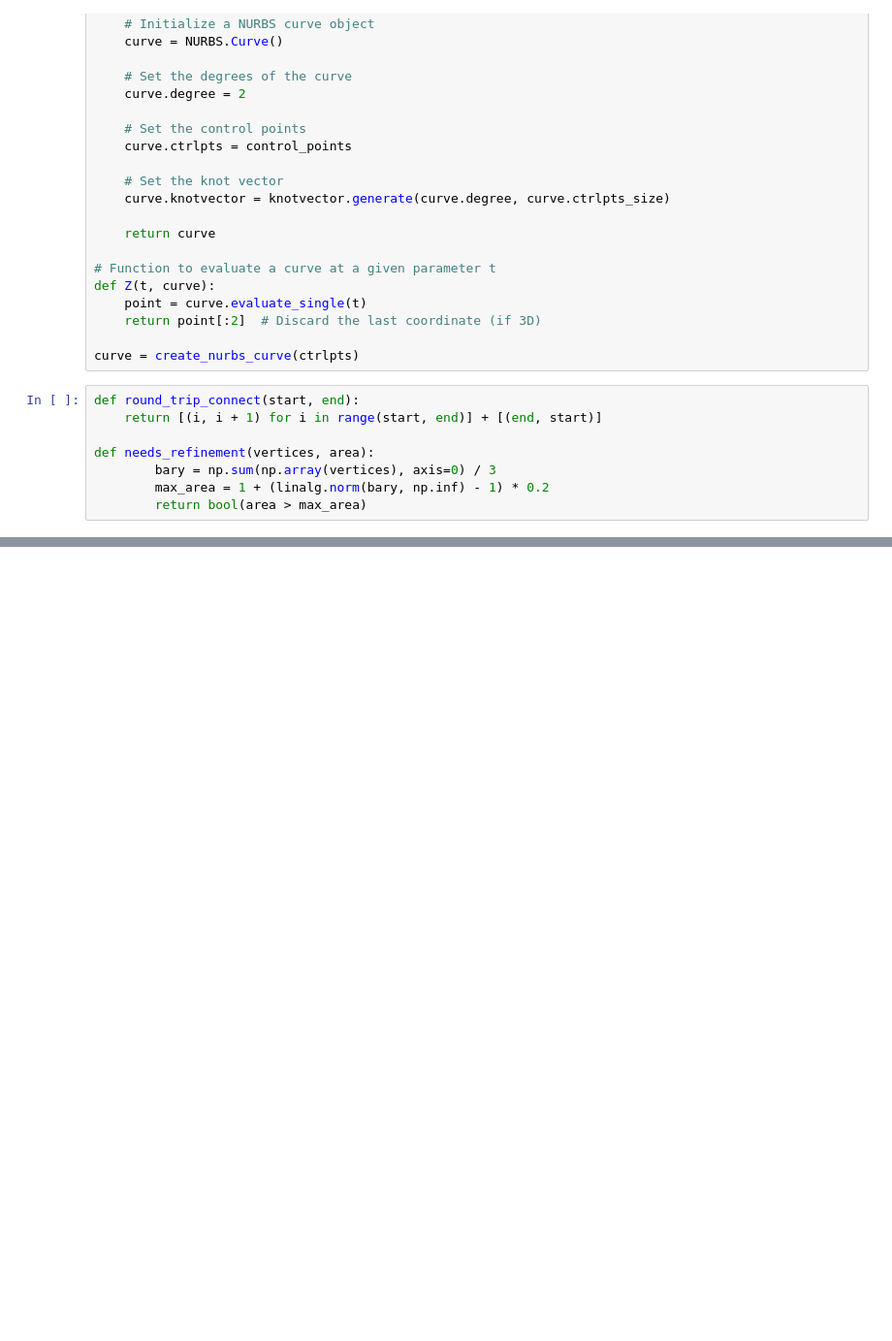
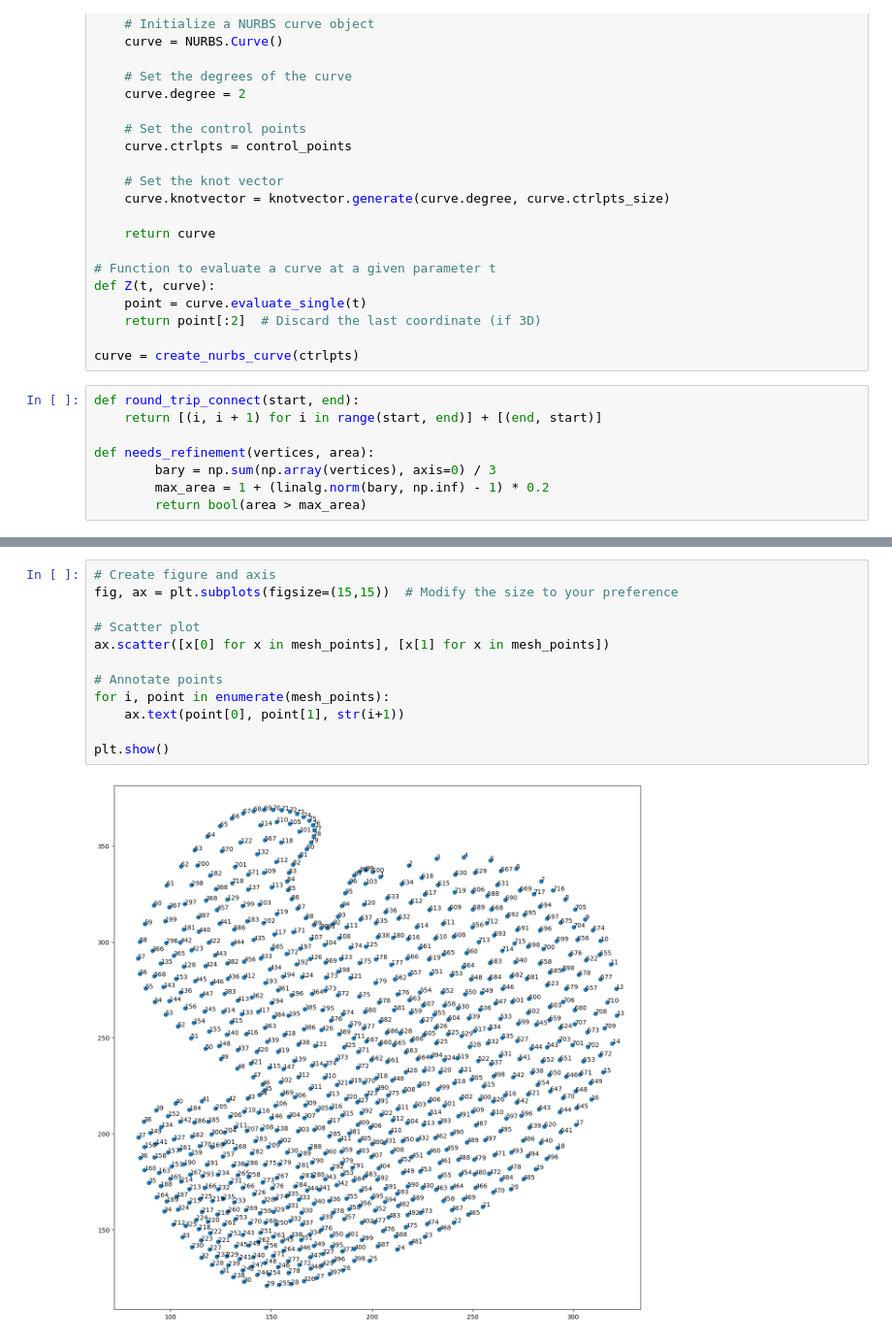
Before and after one commit to mtang398/Stylized-Animation, a Jupyter notebook: FEM_with_RGB.ipynb, the cells around one changed output, grey strips where cells are left out. Shown at 97% size. Cells and saved outputs as stored; diff of their text form; blank space fills up the shorter version.

```diff
--- a/FEM_with_RGB.ipynb
+++ b/FEM_with_RGB.ipynb
@@ -98,3 +98,17 @@ time spend building the triangular mesh
+# %%
+# Create figure and axis
+fig, ax = plt.subplots(figsize=(15,15))  # Modify the size to your preference
+
+# Scatter plot
+ax.scatter([x[0] for x in mesh_points], [x[1] for x in mesh_points])
+
+# Annotate points
+for i, point in enumerate(mesh_points):
+    ax.text(point[0], point[1], str(i+1))
+
+plt.show()
+# %% [output]
+[figure, added]
 # %%
 # let's assume f(x,y) = x^2 - y^2 on the boundary
 t0 = time.time()
```
Also changed, not shown: parts of 2 cells of this notebook, 5 other files.
